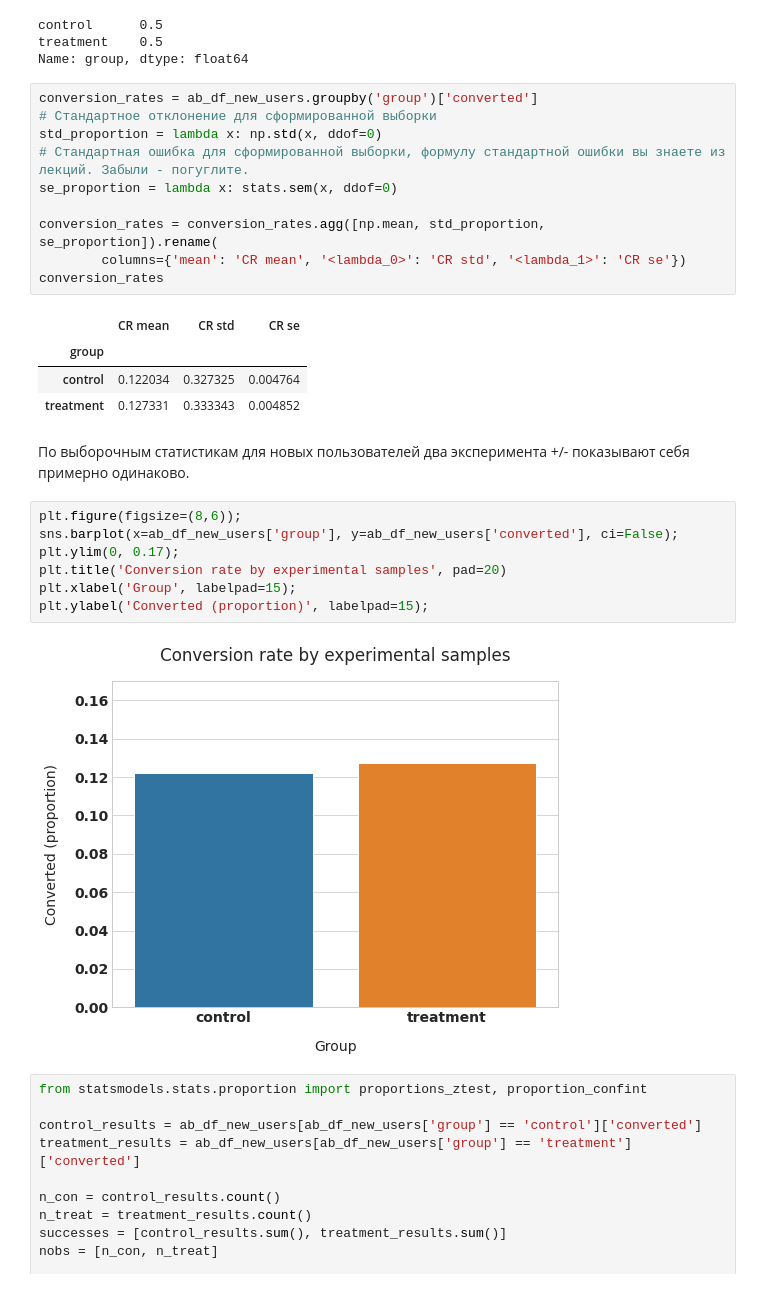
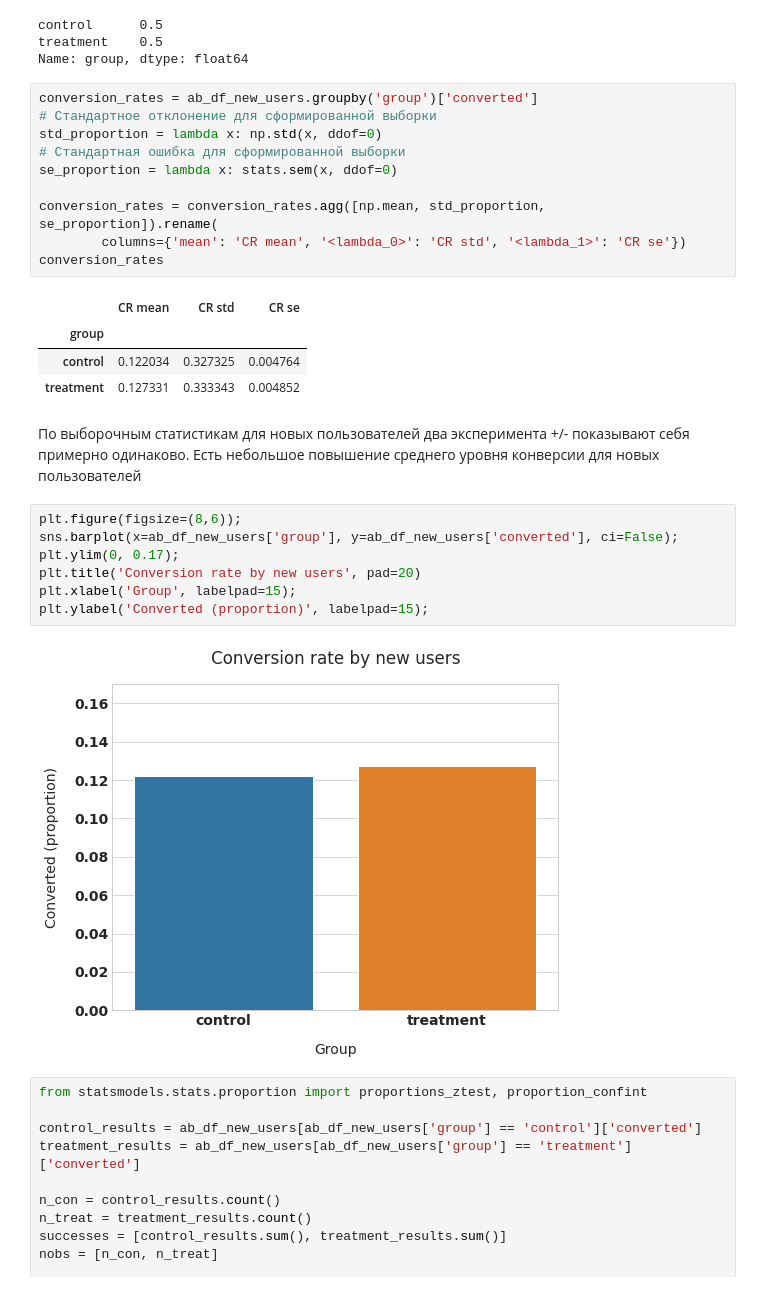
Before and after one commit to helenprokonina/module2_homework, a Jupyter notebook: ab_test_inference_solution.ipynb, the cells around one changed output. Saved outputs shown, nothing was run; the diff lists cells and outputs as text.

```diff
--- a/ab_test_inference_solution.ipynb
+++ b/ab_test_inference_solution.ipynb
@@ -190,7 +190,7 @@ Name: group, dtype: float64
 conversion_rates = ab_df_new_users.groupby('group')['converted']
 # Стандартное отклонение для сформированной выборки
 std_proportion = lambda x: np.std(x, ddof=0)
-# Стандартная ошибка для сформированной выборки, формулу стандартной ошибки вы знаете из лекций. Забыли - погуглите.
+# Стандартная ошибка для сформированной выборки
 se_proportion = lambda x: stats.sem(x, ddof=0)
 
 conversion_rates = conversion_rates.agg([np.mean, std_proportion, se_proportion]).rename(
@@ -202,16 +202,16 @@ conversion_rates
 | control | 0.122034 | 0.327325 | 0.004764 |
 | treatment | 0.127331 | 0.333343 | 0.004852 |
 # %% [markdown]
-По выборочным статистикам для новых пользователей два эксперимента +/- показывают себя примерно одинаково.
+По выборочным статистикам для новых пользователей два эксперимента +/- показывают себя примерно одинаково. Есть небольшое повышение среднего уровня конверсии для новых пользователей
 # %%
 plt.figure(figsize=(8,6));
 sns.barplot(x=ab_df_new_users['group'], y=ab_df_new_users['converted'], ci=False);
 plt.ylim(0, 0.17);
-plt.title('Conversion rate by experimental samples', pad=20)
+plt.title('Conversion rate by new users', pad=20)
 plt.xlabel('Group', labelpad=15);
 plt.ylabel('Converted (proportion)', labelpad=15);
 # %% [output]
-[figure, old version]
+[figure, new version]
 # %%
 from statsmodels.stats.proportion import proportions_ztest, proportion_confint
 
```
Also changed, not shown: parts of 8 cells of this notebook, 1 other file.
